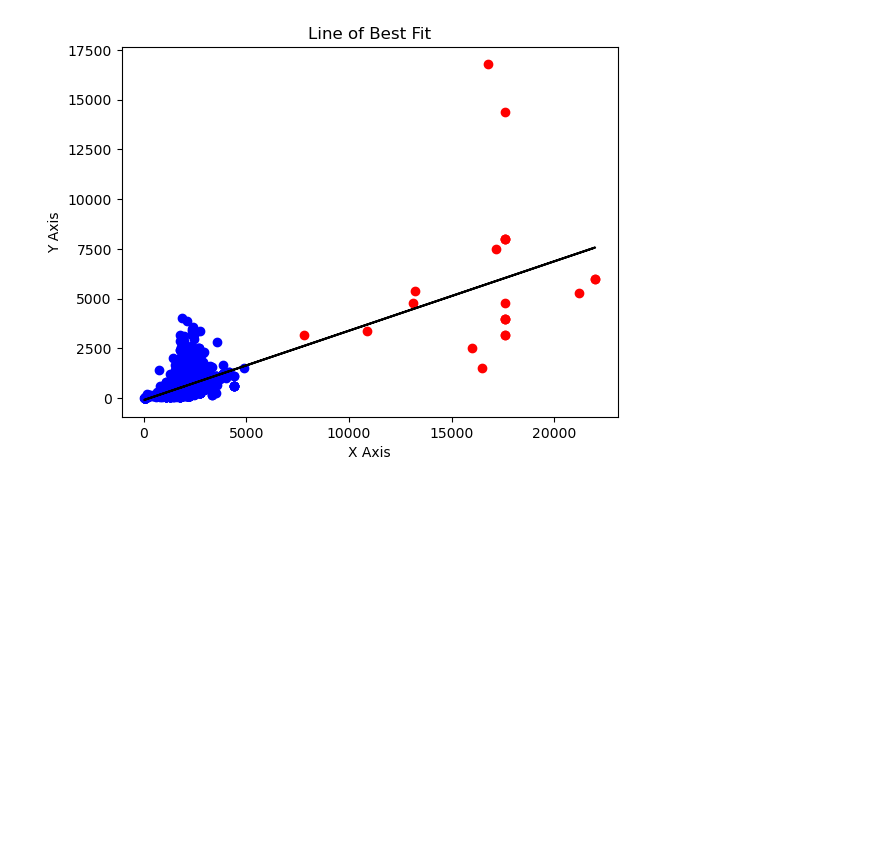
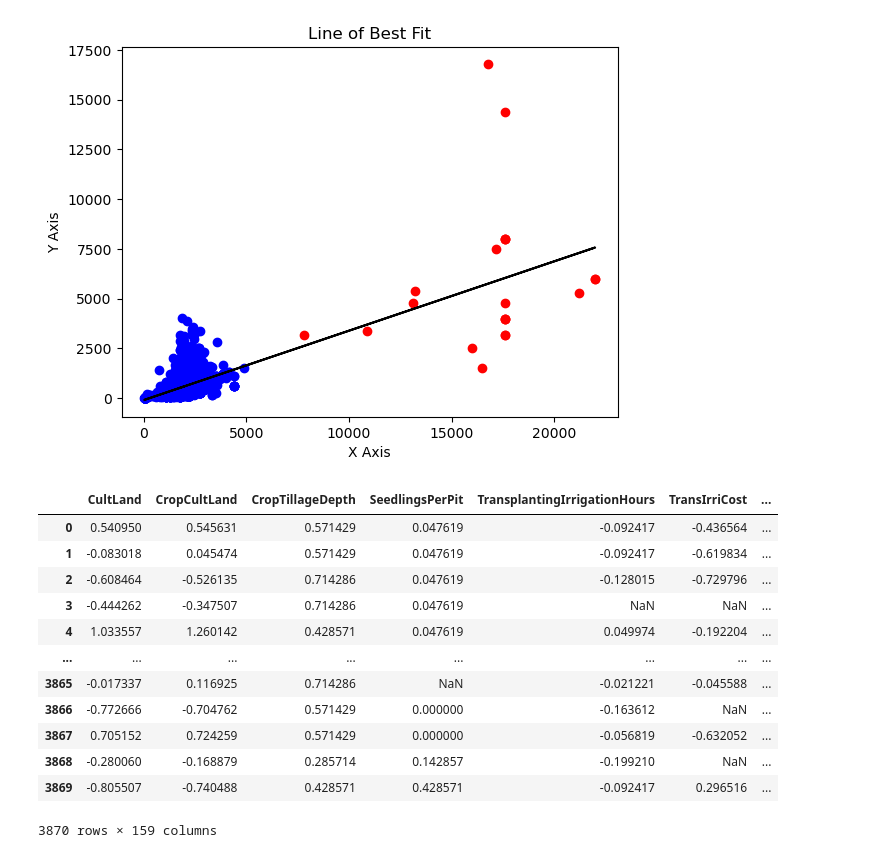
Before and after one commit to rapsoj/crop-yield-estimate, a Jupyter notebook: 03-model-building/test.ipynb, the cells around one changed output. Saved outputs shown, nothing was run; the diff lists cells and outputs as text; code cells hidden in the pictures; blank space fills up the shorter version.

```diff
--- a/03-model-building/test.ipynb
+++ b/03-model-building/test.ipynb
@@ -524,3 +524,19 @@ plt.title('Line of Best Fit')
 plt.show()
 # %% [output]
 [figure]
+# %%
+df_train
+# %% [output]
+|  | CultLand | CropCultLand | CropTillageDepth | SeedlingsPerPit | TransplantingIrrigationHours | TransIrriCost | ... |
+| 0 | 0.540950 | 0.545631 | 0.571429 | 0.047619 | -0.092417 | -0.436564 | ... |
+| 1 | -0.083018 | 0.045474 | 0.571429 | 0.047619 | -0.092417 | -0.619834 | ... |
+| 2 | -0.608464 | -0.526135 | 0.714286 | 0.047619 | -0.128015 | -0.729796 | ... |
+| 3 | -0.444262 | -0.347507 | 0.714286 | 0.047619 | NaN | NaN | ... |
+| 4 | 1.033557 | 1.260142 | 0.428571 | 0.047619 | 0.049974 | -0.192204 | ... |
+| ... | ... | ... | ... | ... | ... | ... | ... |
+| 3865 | -0.017337 | 0.116925 | 0.714286 | NaN | -0.021221 | -0.045588 | ... |
+| 3866 | -0.772666 | -0.704762 | 0.571429 | 0.000000 | -0.163612 | NaN | ... |
+| 3867 | 0.705152 | 0.724259 | 0.571429 | 0.000000 | -0.056819 | -0.632052 | ... |
+| 3868 | -0.280060 | -0.168879 | 0.285714 | 0.142857 | -0.199210 | NaN | ... |
+| 3869 | -0.805507 | -0.740488 | 0.428571 | 0.428571 | -0.092417 | 0.296516 | ... |
+3870 rows × 159 columns
```
Also changed, not shown: parts of 1 cell of this notebook, 1 other file.
